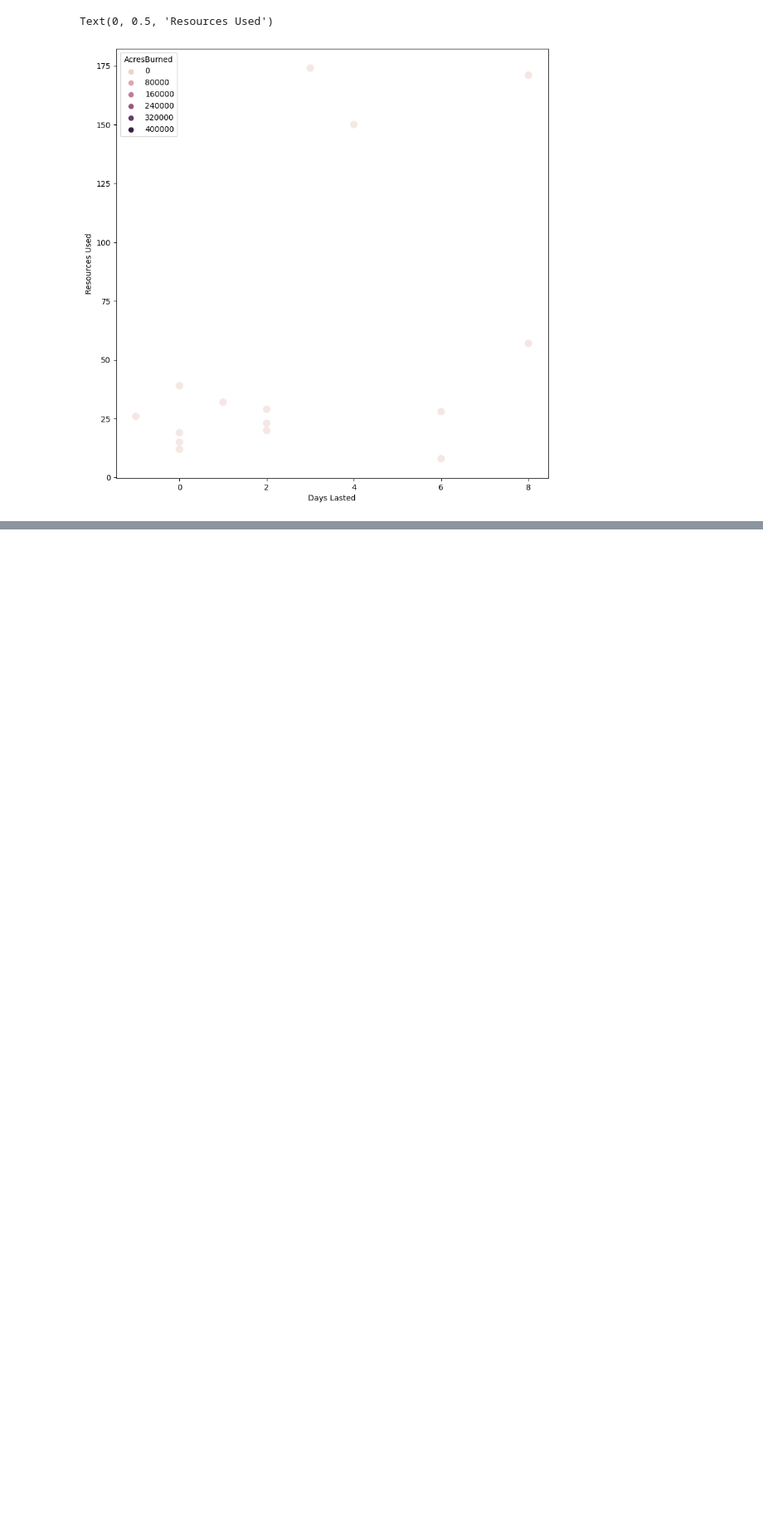
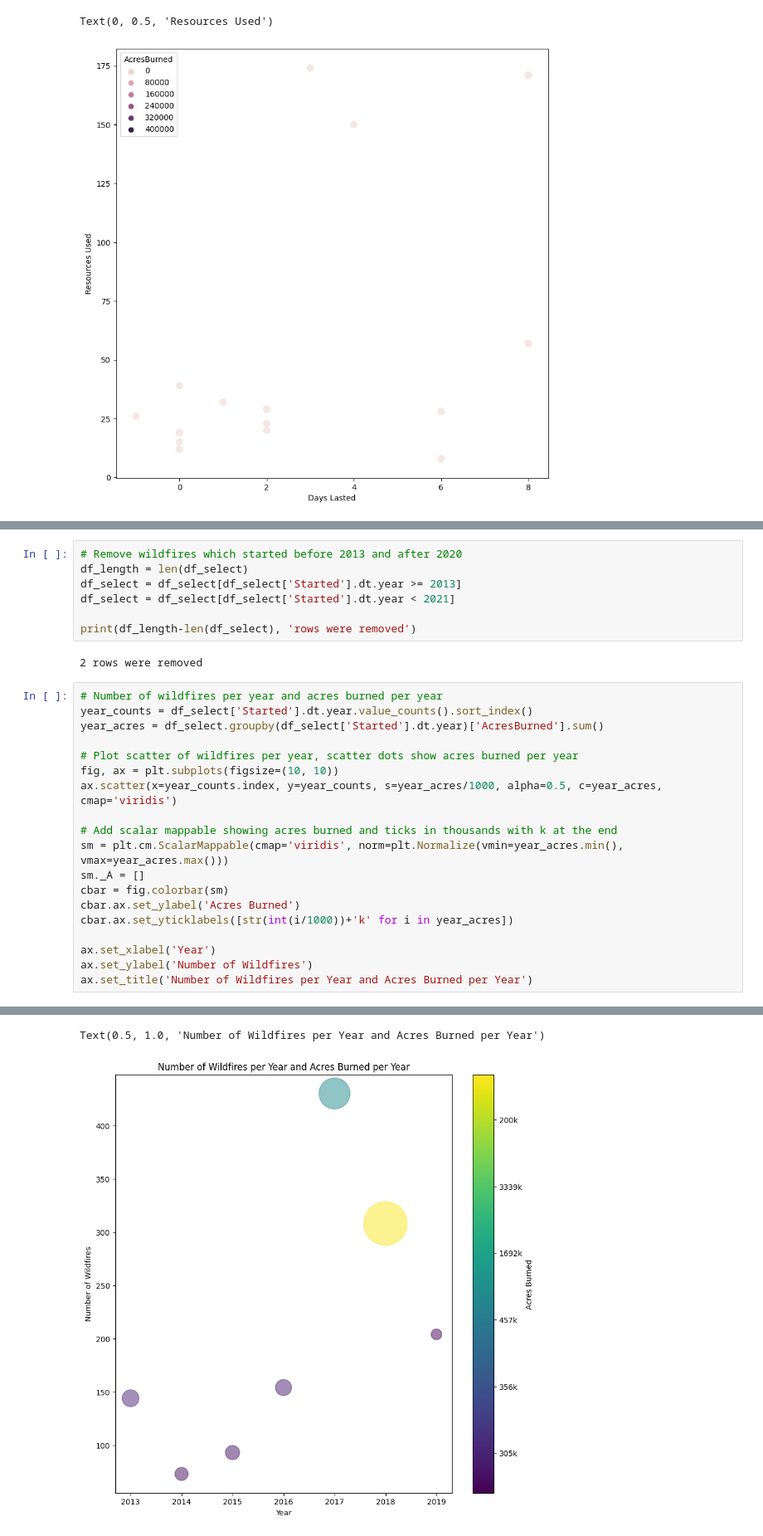
Before and after one commit to okaynils/fhnw-ds-gdv, a Jupyter notebook: wildfires.ipynb, the cells around one changed output, grey strips where cells are left out. Shown at 83% size. Drawn from its saved outputs; the diff is of its cells as text; blank space fills up the shorter version.

Commit message:
:sparkles: Added plot to show correlation between number of wildfires vs. number of burned acres

```diff
--- a/wildfires.ipynb
+++ b/wildfires.ipynb
@@ -280,0 +286,29 @@ Text(0, 0.5, 'Resources Used')
+# %%
+# Remove wildfires which started before 2013 and after 2020
+df_length = len(df_select)
+df_select = df_select[df_select['Started'].dt.year >= 2013]
+df_select = df_select[df_select['Started'].dt.year < 2021]
+
+print(df_length-len(df_select), 'rows were removed')
+# %% [output]
+2 rows were removed
+# %%
+# Number of wildfires per year and acres burned per year
+year_counts = df_select['Started'].dt.year.value_counts().sort_index()
+year_acres = df_select.groupby(df_select['Started'].dt.year)['AcresBurned'].sum()
+
+# Plot scatter of wildfires per year, scatter dots show acres burned per year
+fig, ax = plt.subplots(figsize=(10, 10))
+ax.scatter(x=year_counts.index, y=year_counts, s=year_acres/1000, alpha=0.5, c=year_acres, cmap='viridis')
+
+# Add scalar mappable showing acres burned and ticks in thousands with k at the end
+sm = plt.cm.ScalarMappable(cmap='viridis', norm=plt.Normalize(vmin=year_acres.min(), vmax=year_acres.max()))
+sm._A = []
+cbar = fig.colorbar(sm)
+cbar.ax.set_ylabel('Acres Burned')
+cbar.ax.set_yticklabels([str(int(i/1000))+'k' for i in year_acres])
+
+ax.set_xlabel('Year')
+ax.set_ylabel('Number of Wildfires')
+ax.set_title('Number of Wildfires per Year and Acres Burned per Year')
+# %% [output]
@@ -280,0 +319,2 @@ Text(0, 0.5, 'Resources Used')
+Text(0.5, 1.0, 'Number of Wildfires per Year and Acres Burned per Year')
+[figure, added]
```
Also changed, not shown: parts of 5 cells of this notebook.
